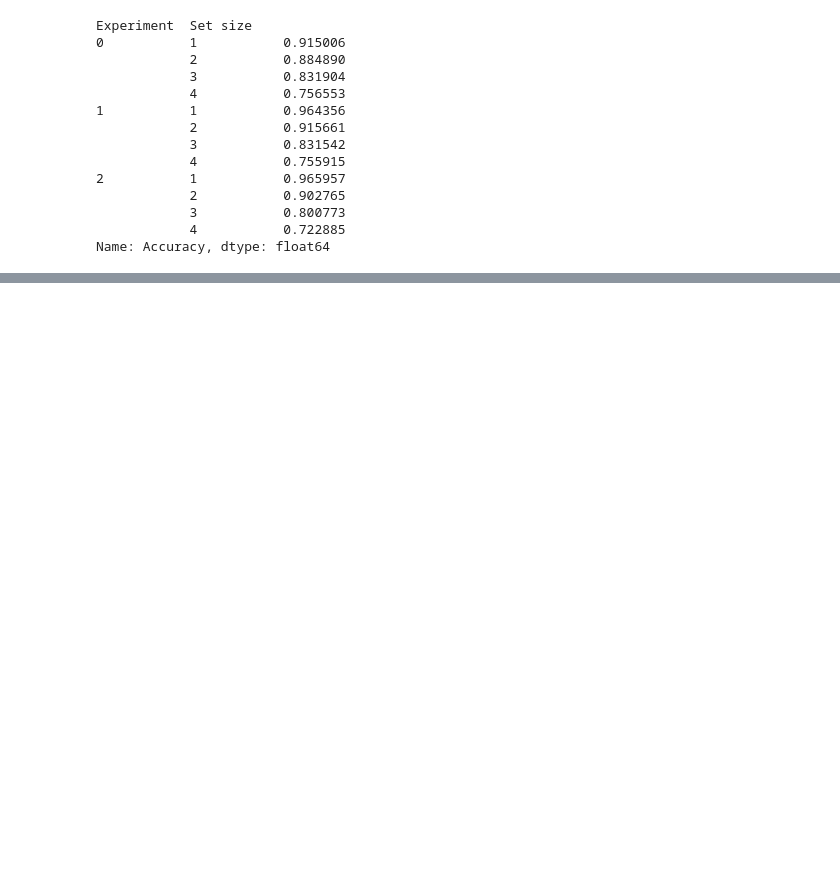
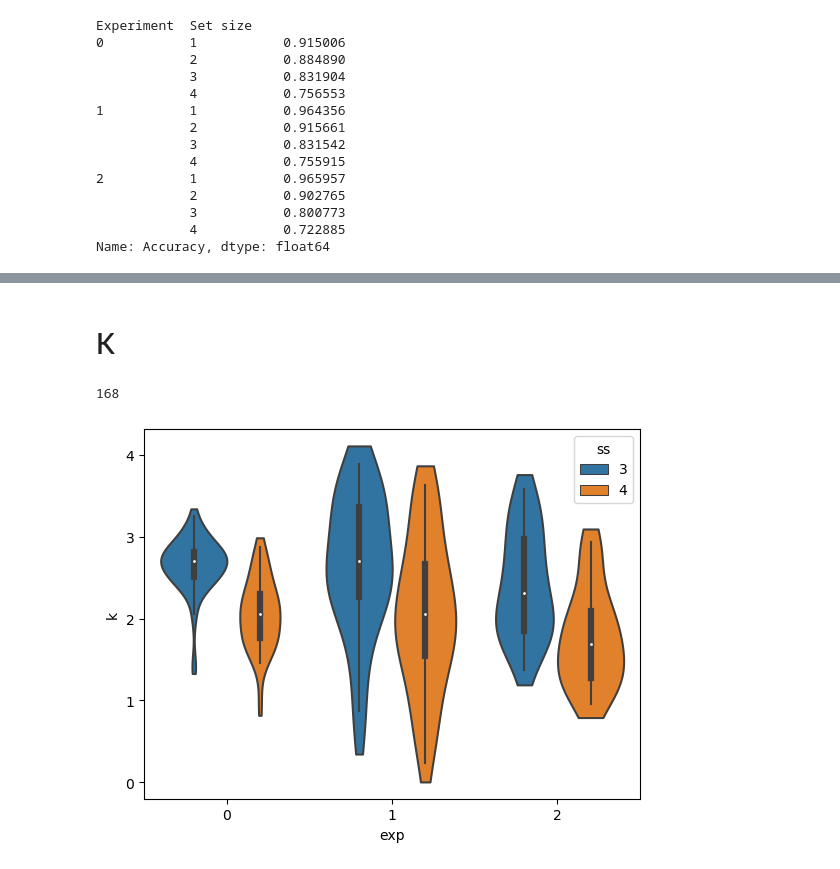
Before and after one commit to WilliamThyer/Thyer-et-al-2021, a Jupyter notebook: behavior_analysis.ipynb, the cells around one changed output, grey strips where cells are left out. Drawn from its saved outputs; the diff is of its cells as text; code cells hidden in the pictures; blank space fills up the shorter version.

Commit message:
saving final figures

```diff
--- a/behavior_analysis.ipynb
+++ b/behavior_analysis.ipynb
@@ -113,0 +117,2 @@ plt.show()
+# %% [markdown]
+# K
@@ -113,0 +168,33 @@ plt.show()
+# %%
+%%capture
+experiment_names = ['1801','1901','1902']
+k = []
+exps = []
+ss = []
+for iexp,experiment_name in enumerate(experiment_names):
+
+    data_dir = f'./data/{experiment_name}'
+    exp = decode_eeg.Experiment(experiment_name,data_dir,test=False)
+
+    for isub in range(exp.nsub):
+        # Load subject's behavior data
+        behavior = pd.DataFrame(exp.load_behavior(isub))
+        k.append(calc_k(behavior,3))
+        k.append(calc_k(behavior,4))
+    exps.append(np.repeat(iexp,exp.nsub*2))
+    ss.append(np.tile([3,4],exp.nsub))
+# %%
+len(k)
+# %% [output]
+168
+# %%
+df = pd.DataFrame({'exp':np.concatenate(exps),'k':k,'ss':np.concatenate(ss)})
+# %%
+# experiment 1
+sns.violinplot(
+    x='exp',y='k', hue = 'ss',
+    data=df,
+    dodge=True,cut=.5)
+plt.show()
+# %% [output]
+[figure, added]
```
Also changed, not shown: parts of 3 cells of this notebook, 59 other files.
